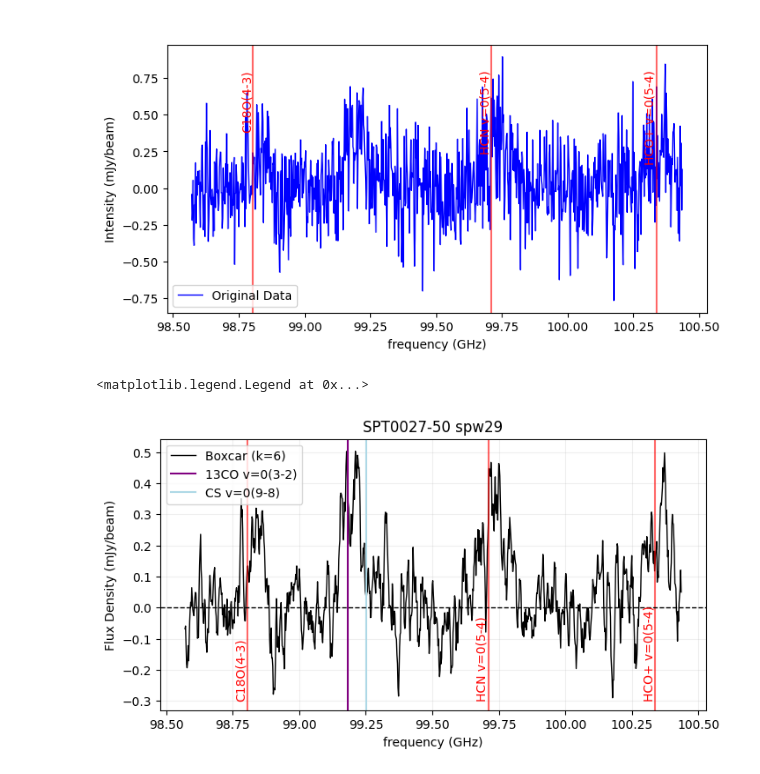
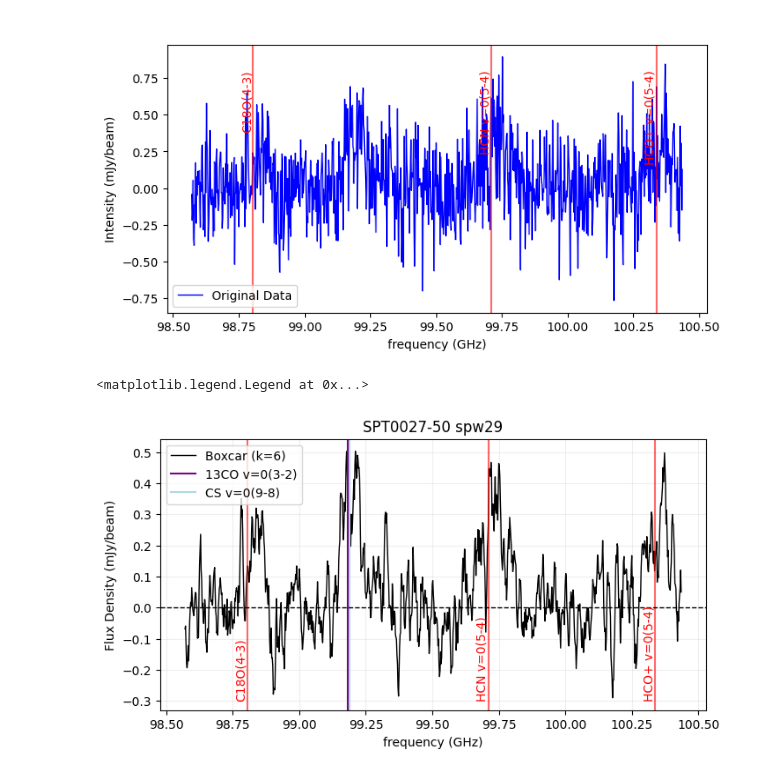
Before and after one commit to 000RF/2025-summer, a Jupyter notebook: SPT0027-50/spw29/spw29.ipynb, the cells around one changed output. Saved outputs shown, nothing was run; the diff lists cells and outputs as text; code cells hidden in the pictures.

```diff
--- a/SPT0027-50/spw29/spw29.ipynb
+++ b/SPT0027-50/spw29/spw29.ipynb
@@ -67,32 +67,32 @@ plt.ylabel("Flux Density (mJy/beam)")
 plt.title("    ")
 plt.xlim(    ,     )
 #plt.ylim(    ,     )
 plt.axhline(0, color="black", linewidth=1, linestyle="--")
 plt.grid(True, alpha=0.2)
 plt.legend()
 
 '''
 
 
 #if you just need boxcar smoothing
 
 y_boxcar = boxcar_smooth(y, kernel_size=6)
 
 plt.figure(figsize=(8, 4))
 plt.plot(x, y_boxcar, color="black", linewidth=1, label="Boxcar (k=6)")
 for freq, label in my_lines:
     plt.axvline(freq, color="red", linestyle="-", alpha=0.6)
     plt.text(freq, max(y_boxcar)*-0.6, label, rotation=90, color="red", fontsize=10, ha='right', va='bottom')
 plt.axvline(99.182, color="purple", label="13CO v=0(3-2)")
-plt.axvline(99.251, color="lightblue", label="CS v=0(9-8)")
+plt.axvline(99.190, color="lightblue", label="CS v=0(9-8)")
 plt.xlabel("frequency (GHz)")
 plt.ylabel("Flux Density (mJy/beam)")
 plt.title("SPT0027-50 spw29")
 #plt.xlim(    ,     )
 #plt.ylim(    ,     )
 plt.axhline(0, color="black", linewidth=1, linestyle="--")
 plt.grid(True, alpha=0.2)
 plt.legend()
 # %% [output]
 <matplotlib.legend.Legend at 0x...>
-[figure, old version]
+[figure, new version]
```
Also changed, not shown: 3 other files.
